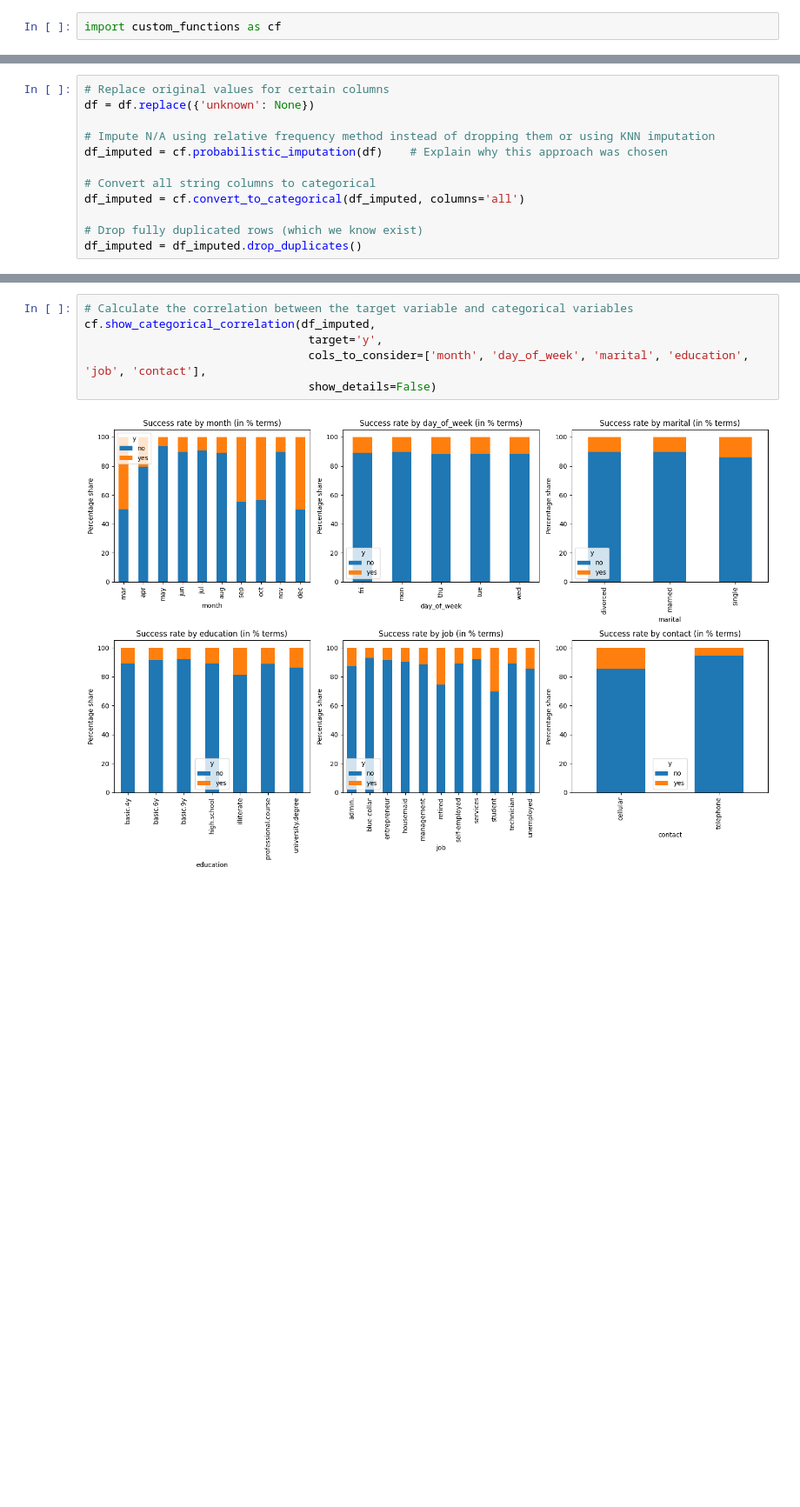
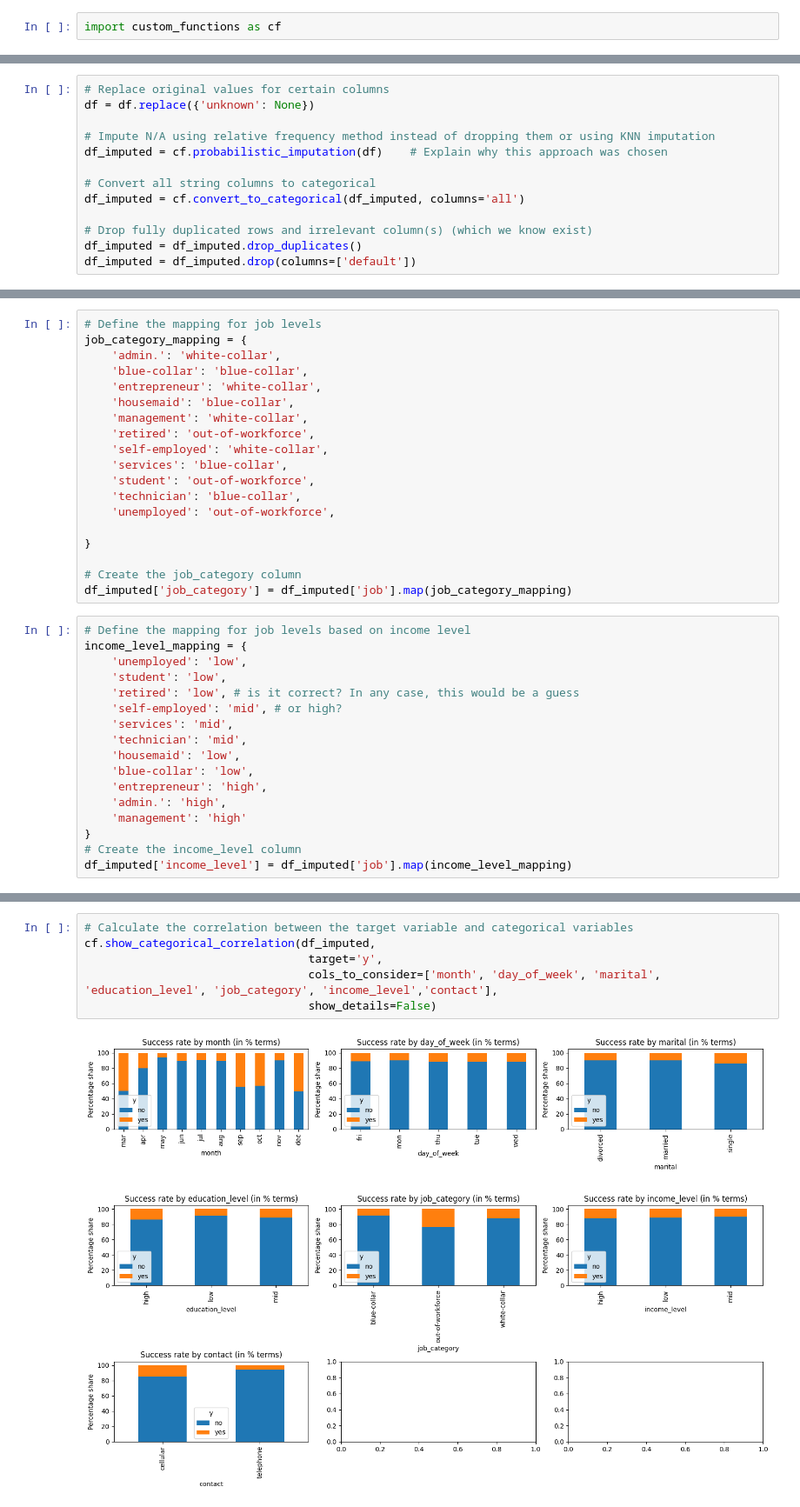
Before and after one commit to maripjan/Marketing-Campaign-at-Bank, a Jupyter notebook: subscription_prediction.ipynb, the cells around one changed output, grey strips where cells are left out. Shown at 87% size. Cells and saved outputs as stored; diff of their text form; blank space fills up the shorter version.

Commit message:
Added additional flaws to the list + created few new columns from "job" & "education" colums

```diff
--- a/subscription_prediction.ipynb
+++ b/subscription_prediction.ipynb
@@ -81,5 +126,6 @@ df_imputed = cf.probabilistic_imputation(df)    # Explain why this approach was
 # Convert all string columns to categorical
 df_imputed = cf.convert_to_categorical(df_imputed, columns='all')
 
-# Drop fully duplicated rows (which we know exist)
+# Drop fully duplicated rows and irrelevant column(s) (which we know exist)
 df_imputed = df_imputed.drop_duplicates()
+df_imputed = df_imputed.drop(columns=['default'])
@@ -86,3 +150,39 @@ df_imputed = df_imputed.drop_duplicates()
+# %%
+# Define the mapping for job levels
+job_category_mapping = {
+    'admin.': 'white-collar',
+    'blue-collar': 'blue-collar',
+    'entrepreneur': 'white-collar',
+    'housemaid': 'blue-collar',
+    'management': 'white-collar',
+    'retired': 'out-of-workforce',
+    'self-employed': 'white-collar',
+    'services': 'blue-collar',
+    'student': 'out-of-workforce',
+    'technician': 'blue-collar',
+    'unemployed': 'out-of-workforce',
+
+}
+
+# Create the job_category column
+df_imputed['job_category'] = df_imputed['job'].map(job_category_mapping)
+# %%
+# Define the mapping for job levels based on income level
+income_level_mapping = {
+    'unemployed': 'low',
+    'student': 'low',
+    'retired': 'low', # is it correct? In any case, this would be a guess
+    'self-employed': 'mid', # or high?
+    'services': 'mid',
+    'technician': 'mid',
+    'housemaid': 'low',
+    'blue-collar': 'low',
+    'entrepreneur': 'high',
+    'admin.': 'high',
+    'management': 'high'
+}
+# Create the income_level column
+df_imputed['income_level'] = df_imputed['job'].map(income_level_mapping)
 # %%
 dfSummary(data=df_imputed, is_collapsible=True, show_graph=False)
 # %% [output]
@@ -109,9 +211,9 @@ Duplicates: 0
 # %%
 # Calculate the correlation between the target variable and categorical variables
 cf.show_categorical_correlation(df_imputed,
                                  target='y',
-                                 cols_to_consider=['month', 'day_of_week', 'marital', 'education', 'job', 'contact'],
+                                 cols_to_consider=['month', 'day_of_week', 'marital', 'education_level', 'job_category', 'income_level','contact'],
                                  show_details=False)
 # %% [output]
-[figure, old version]
+[figure, new version]
 |  | Column | Chi2 | Cramer's V | P-Value | alpha | is_significant |
```
Also changed, not shown: parts of 13 cells of this notebook.
